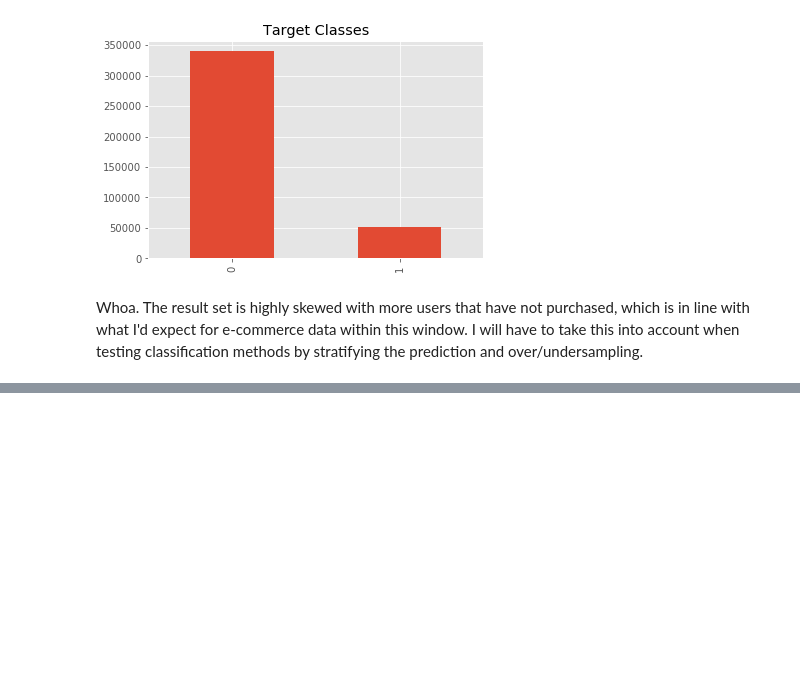
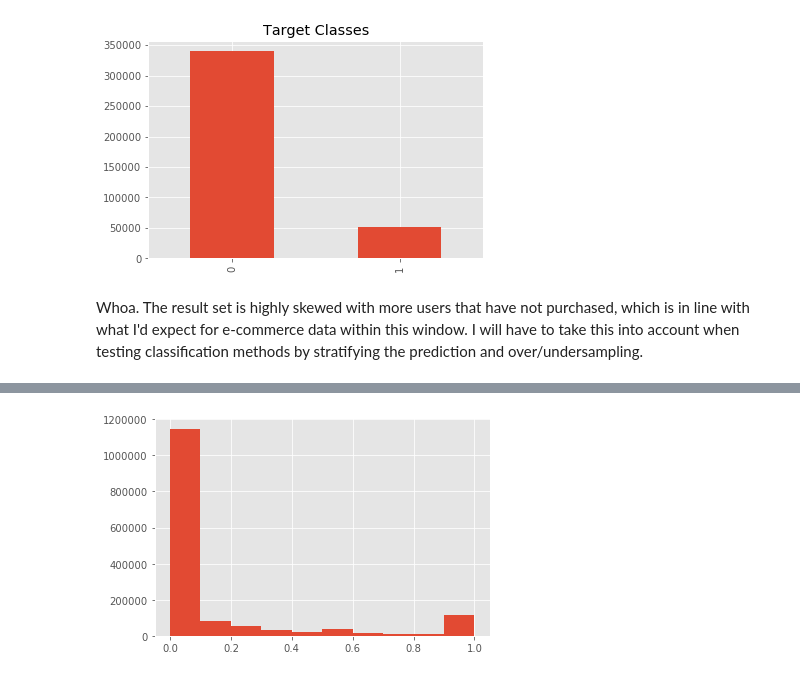
Before and after one commit to bakabbyy/customer-purchase-prediction, a Jupyter notebook: eda_feature_eng.ipynb, the cells around one changed output, grey strips where cells are left out. Drawn from its saved outputs; the diff is of its cells as text; code cells hidden in the pictures; blank space fills up the shorter version.

```diff
--- a/eda_feature_eng.ipynb
+++ b/eda_feature_eng.ipynb
@@ -321,0 +407,4 @@ actions.head()
+# %%
+brand_dist.perc_user_carts.hist();
+# %% [output]
+[figure, added]
```
Also changed, not shown: parts of 45 cells of this notebook, 2 other files.
